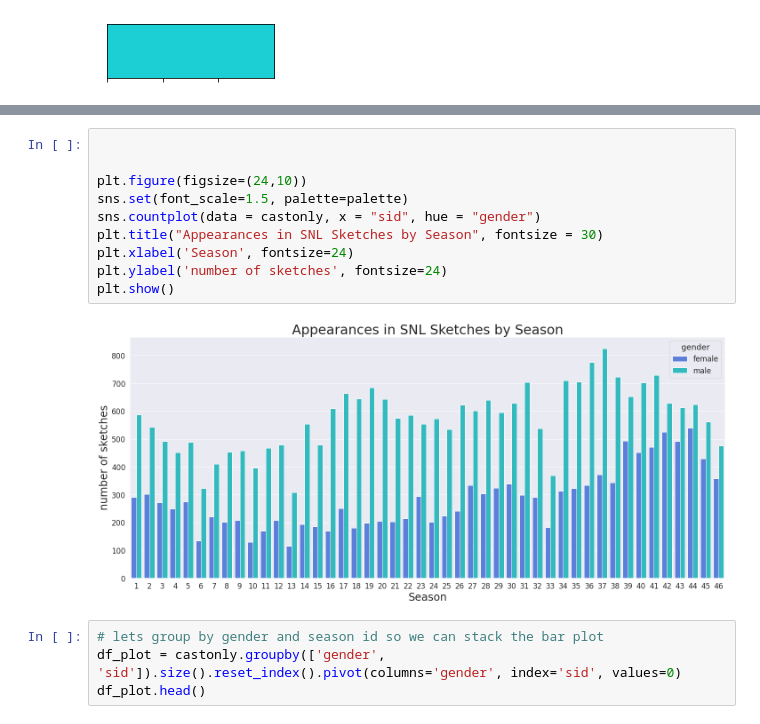
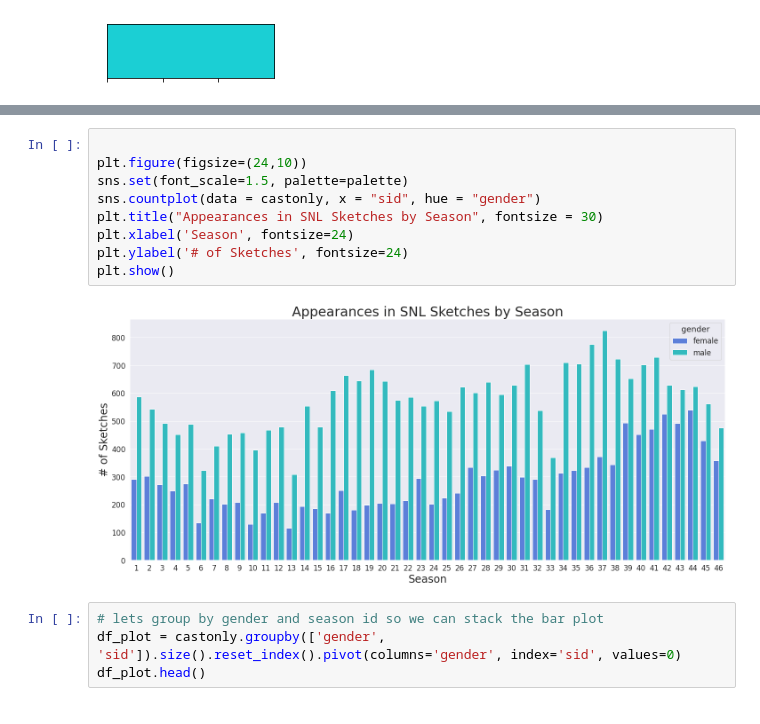
Before and after one commit to sangeetajay/Springboard, a Jupyter notebook: Storytelling_SNL.ipynb, the cells around one changed output, grey strips where cells are left out. Drawn from its saved outputs; the diff is of its cells as text.

```diff
--- a/Storytelling_SNL.ipynb
+++ b/Storytelling_SNL.ipynb
@@ -870,15 +869,14 @@ plt.show()
 # %%
-
 
 plt.figure(figsize=(24,10))
 sns.set(font_scale=1.5, palette=palette)
 sns.countplot(data = castonly, x = "sid", hue = "gender")
 plt.title("Appearances in SNL Sketches by Season", fontsize = 30)
 plt.xlabel('Season', fontsize=24)
-plt.ylabel('number of sketches', fontsize=24)
+plt.ylabel('# of Sketches', fontsize=24)
 plt.show()
 # %% [output]
-[figure, old version]
+[figure, new version]
 # %%
 # lets group by gender and season id so we can stack the bar plot
 df_plot = castonly.groupby(['gender', 'sid']).size().reset_index().pivot(columns='gender', index='sid', values=0)
```
Also changed, not shown: parts of 33 cells of this notebook.
